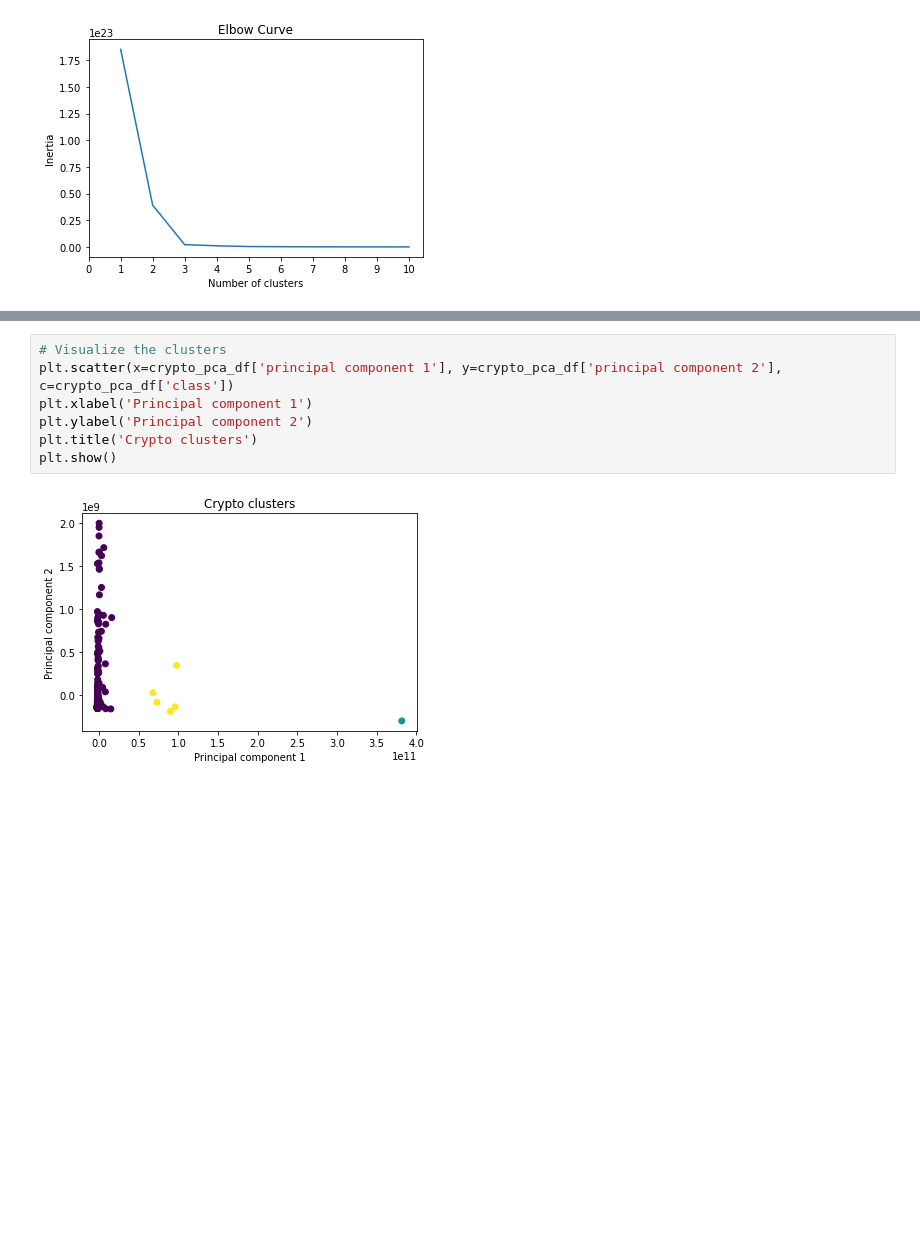
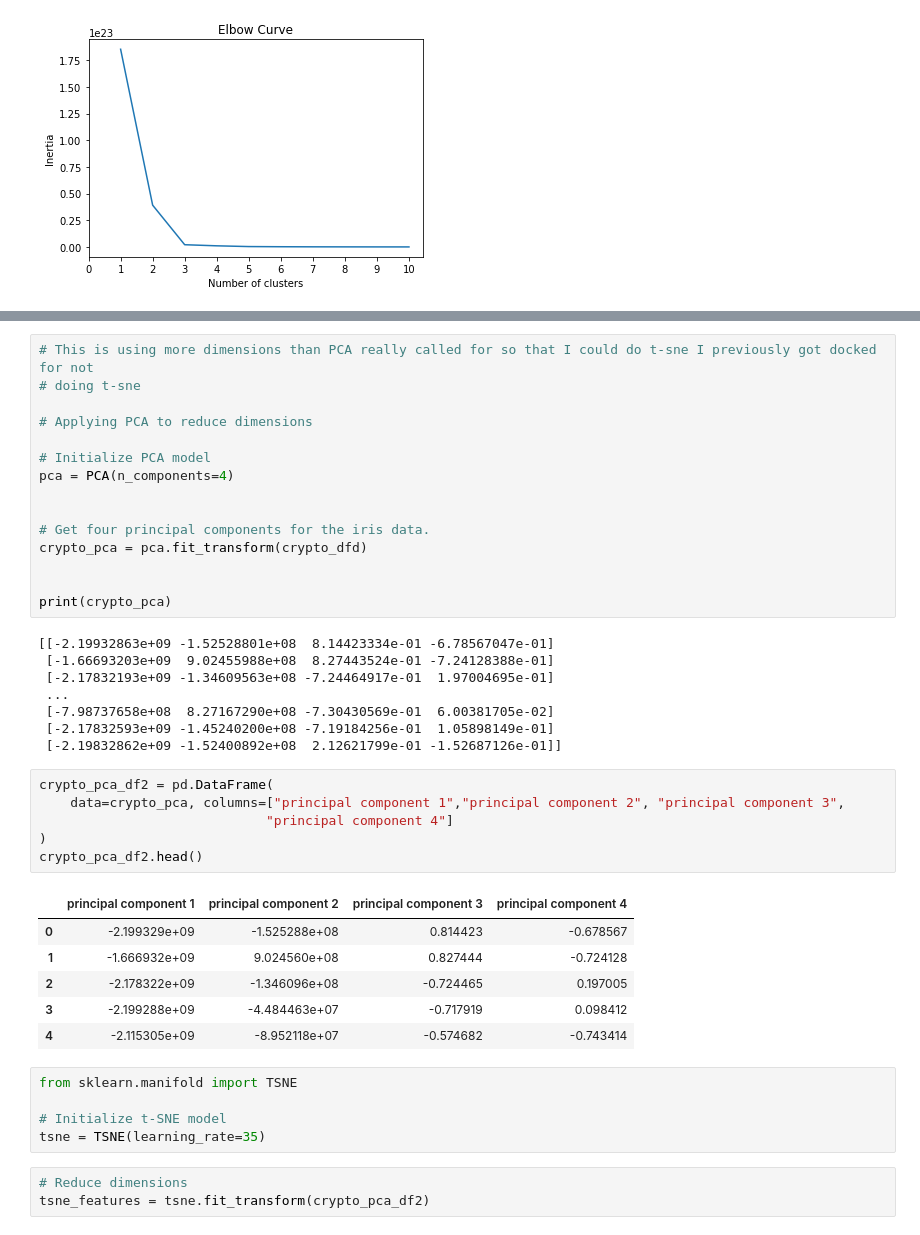
Before and after one commit to phoebeburns/Unsupervised-Machine_Learning-Homework, a Jupyter notebook: Unsupervised learning homework.ipynb, the cells around one changed output, grey strips where cells are left out. Cells and saved outputs as stored; diff of their text form; blank space fills up the shorter version.

```diff
--- a/Unsupervised learning homework.ipynb
+++ b/Unsupervised learning homework.ipynb
@@ -162,9 +170,44 @@ crypto_pca_df.head()
 # %%
-# Visualize the clusters
-plt.scatter(x=crypto_pca_df['principal component 1'], y=crypto_pca_df['principal component 2'], c=crypto_pca_df['class'])
-plt.xlabel('Principal component 1')
-plt.ylabel('Principal component 2')
-plt.title('Crypto clusters')
-plt.show()
+# This is using more dimensions than PCA really called for so that I could do t-sne I previously got docked for not
+# doing t-sne
+
+# Applying PCA to reduce dimensions
+
+# Initialize PCA model
+pca = PCA(n_components=4)
+
+
+# Get four principal components for the iris data.
+crypto_pca = pca.fit_transform(crypto_dfd)
+
+
+print(crypto_pca)
 # %% [output]
-[figure, removed]
+[[-2.19932863e+09 -1.52528801e+08  8.14423334e-01 -6.78567047e-01]
+ [-1.66693203e+09  9.02455988e+08  8.27443524e-01 -7.24128388e-01]
+ [-2.17832193e+09 -1.34609563e+08 -7.24464917e-01  1.97004695e-01]
+ ...
+ [-7.98737658e+08  8.27167290e+08 -7.30430569e-01  6.00381705e-02]
+ [-2.17832593e+09 -1.45240200e+08 -7.19184256e-01  1.05898149e-01]
+ [-2.19832862e+09 -1.52400892e+08  2.12621799e-01 -1.52687126e-01]]
+# %%
+crypto_pca_df2 = pd.DataFrame(
+    data=crypto_pca, columns=["principal component 1","principal component 2", "principal component 3",
+                             "principal component 4"]
+)
+crypto_pca_df2.head()
+# %% [output]
+|  | principal component 1 | principal component 2 | principal component 3 | principal component 4 |
+| 0 | -2.199329e+09 | -1.525288e+08 | 0.814423 | -0.678567 |
+| 1 | -1.666932e+09 | 9.024560e+08 | 0.827444 | -0.724128 |
+| 2 | -2.178322e+09 | -1.346096e+08 | -0.724465 | 0.197005 |
+| 3 | -2.199288e+09 | -4.484463e+07 | -0.717919 | 0.098412 |
+| 4 | -2.115305e+09 | -8.952118e+07 | -0.574682 | -0.743414 |
+# %%
+from sklearn.manifold import TSNE
+
+# Initialize t-SNE model
+tsne = TSNE(learning_rate=35)
+# %%
+# Reduce dimensions
+tsne_features = tsne.fit_transform(crypto_pca_df2)
```
Also changed, not shown: parts of 8 cells of this notebook.
